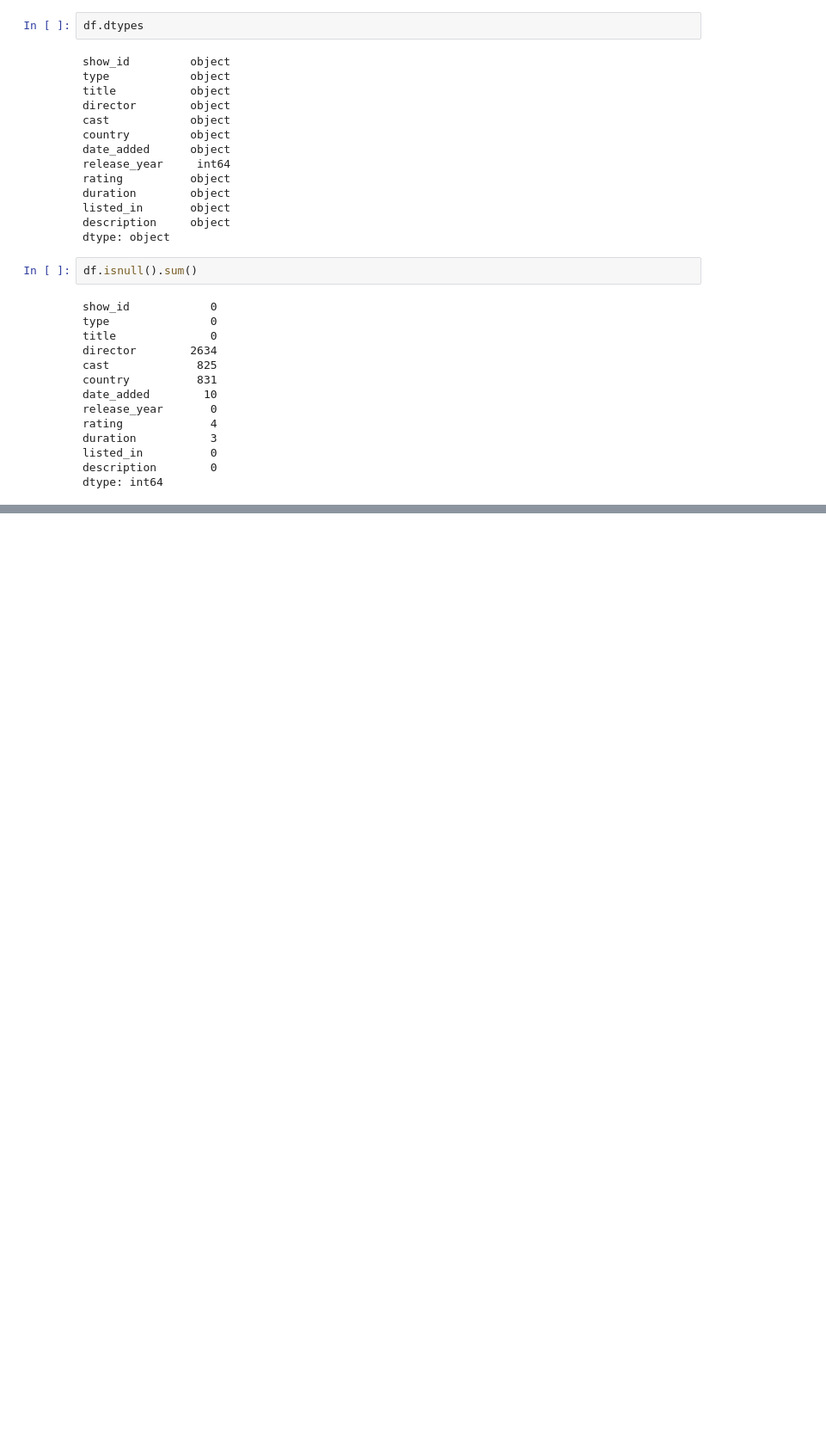
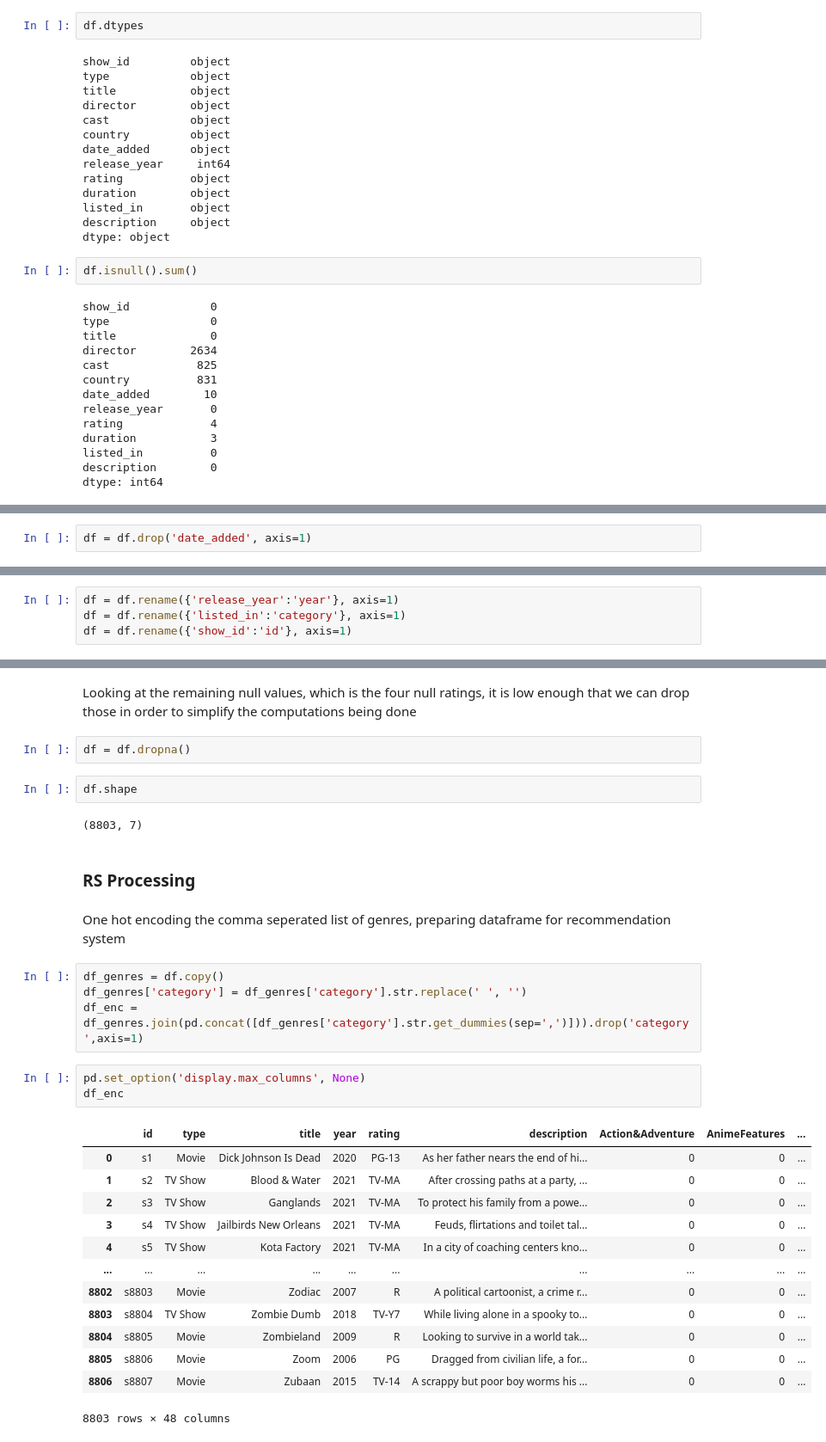
Before and after one commit to sr-g20/DataMiningFinal, a Jupyter notebook: Netflix Recommendations.ipynb, the cells around one changed output, grey strips where cells are left out. Shown at 86% size. Cells and saved outputs as stored; diff of their text form; blank space fills up the shorter version.

```diff
--- a/Netflix Recommendations.ipynb
+++ b/Netflix Recommendations.ipynb
@@ -56,0 +116,2 @@ Lots of null values, especially for director class.
+# %%
+df = df.drop('date_added', axis=1)
@@ -56,0 +131,4 @@ Lots of null values, especially for director class.
+# %%
+df = df.rename({'release_year':'year'}, axis=1)
+df = df.rename({'listed_in':'category'}, axis=1)
+df = df.rename({'show_id':'id'}, axis=1)
@@ -56,0 +143,33 @@ Lots of null values, especially for director class.
+# %% [markdown]
+Looking at the remaining null values, which is the four null ratings, it is low enough that we can drop those in order to simplify the computations being done
+# %%
+df = df.dropna()
+# %%
+df.shape
+# %% [output]
+(8803, 7)
+# %% [markdown]
+<h3>RS Processing</h3>
+# %% [markdown]
+One hot encoding the comma seperated list of genres, preparing dataframe for recommendation system
+# %%
+df_genres = df.copy()
+df_genres['category'] = df_genres['category'].str.replace(' ', '')
+df_enc = df_genres.join(pd.concat([df_genres['category'].str.get_dummies(sep=',')])).drop('category',axis=1)
+# %%
+pd.set_option('display.max_columns', None)
+df_enc
+# %% [output]
+|  | id | type | title | year | rating | description | Action&Adventure | AnimeFeatures | ... |
+| 0 | s1 | Movie | Dick Johnson Is Dead | 2020 | PG-13 | As her father nears the end of hi... | 0 | 0 | ... |
+| 1 | s2 | TV Show | Blood & Water | 2021 | TV-MA | After crossing paths at a party, ... | 0 | 0 | ... |
+| 2 | s3 | TV Show | Ganglands | 2021 | TV-MA | To protect his family from a powe... | 0 | 0 | ... |
+| 3 | s4 | TV Show | Jailbirds New Orleans | 2021 | TV-MA | Feuds, flirtations and toilet tal... | 0 | 0 | ... |
+| 4 | s5 | TV Show | Kota Factory | 2021 | TV-MA | In a city of coaching centers kno... | 0 | 0 | ... |
+| ... | ... | ... | ... | ... | ... | ... | ... | ... | ... |
+| 8802 | s8803 | Movie | Zodiac | 2007 | R | A political cartoonist, a crime r... | 0 | 0 | ... |
+| 8803 | s8804 | TV Show | Zombie Dumb | 2018 | TV-Y7 | While living alone in a spooky to... | 0 | 0 | ... |
+| 8804 | s8805 | Movie | Zombieland | 2009 | R | Looking to survive in a world tak... | 0 | 0 | ... |
+| 8805 | s8806 | Movie | Zoom | 2006 | PG | Dragged from civilian life, a for... | 0 | 0 | ... |
+| 8806 | s8807 | Movie | Zubaan | 2015 | TV-14 | A scrappy but poor boy worms his ... | 0 | 0 | ... |
+8803 rows × 48 columns
```
Also changed, not shown: parts of 60 cells of this notebook.
